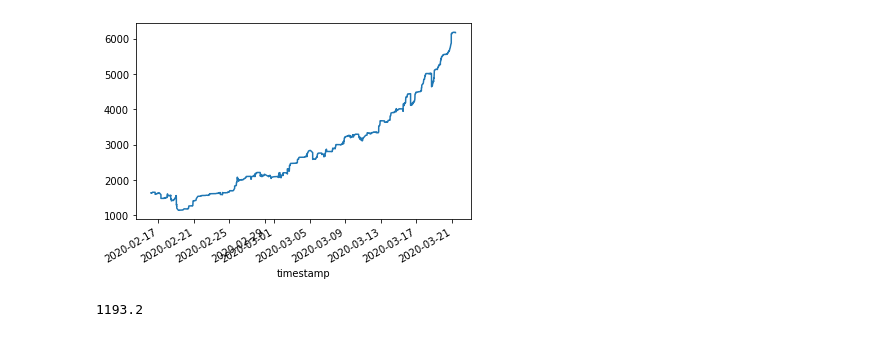
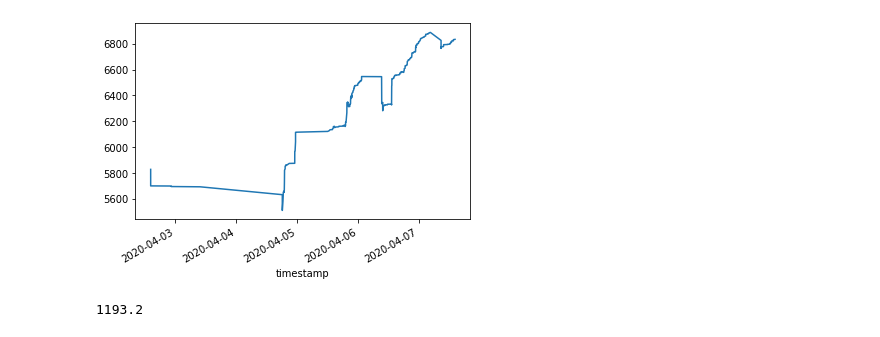
Before and after one commit to ndjenkins85/wow_auctions, a Jupyter notebook: scratchpad.ipynb, the cells around one changed output. Drawn from its saved outputs; the diff is of its cells as text; code cells hidden in the pictures.

```diff
--- a/scratchpad.ipynb
+++ b/scratchpad.ipynb
@@ -31,7 +108,7 @@ get_profits(item='Elixir of Giants')
 # %%
-get_profits(date='2020-02-15')
+get_profits(date='2020-04-01')
 # %% [output]
-[figure, old version]
+[figure, new version]
 # %%
 generate_market_average_prices()
 # %%
```
Also changed, not shown: parts of 12 cells of this notebook, 11 other files.
